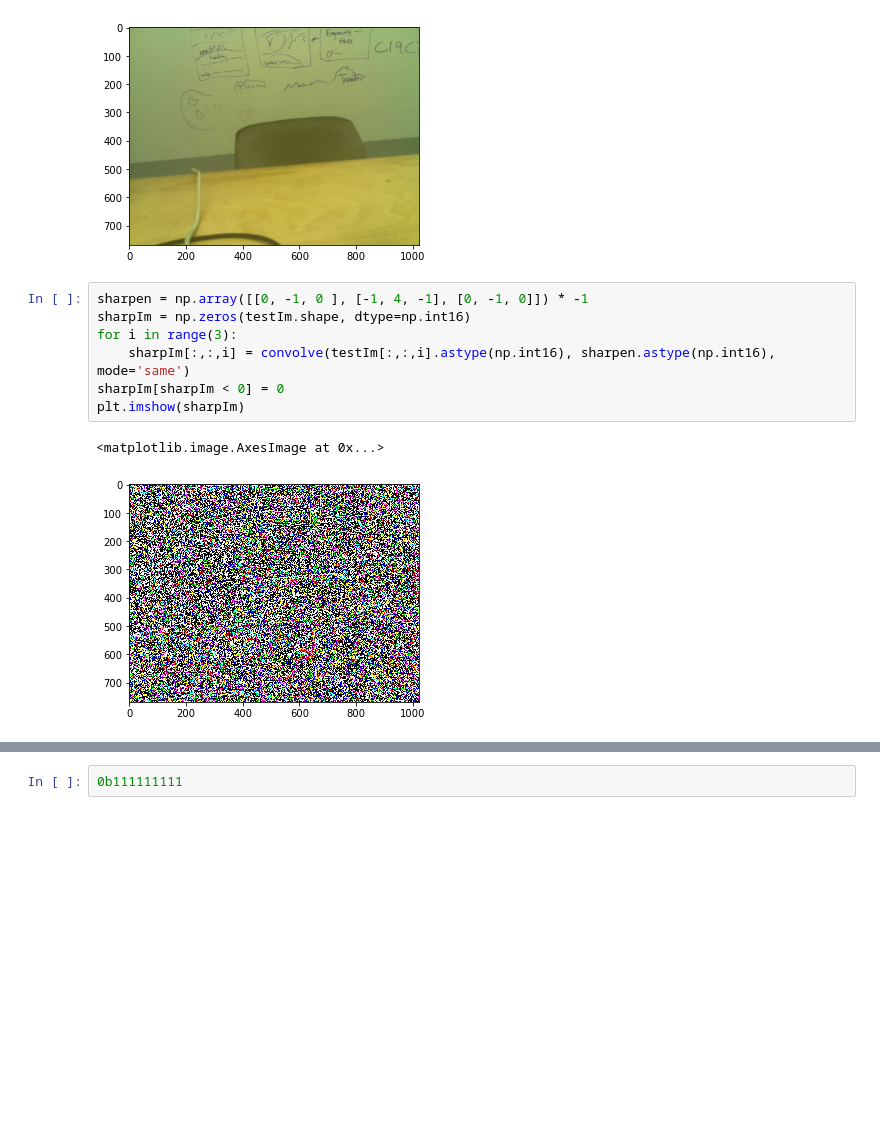
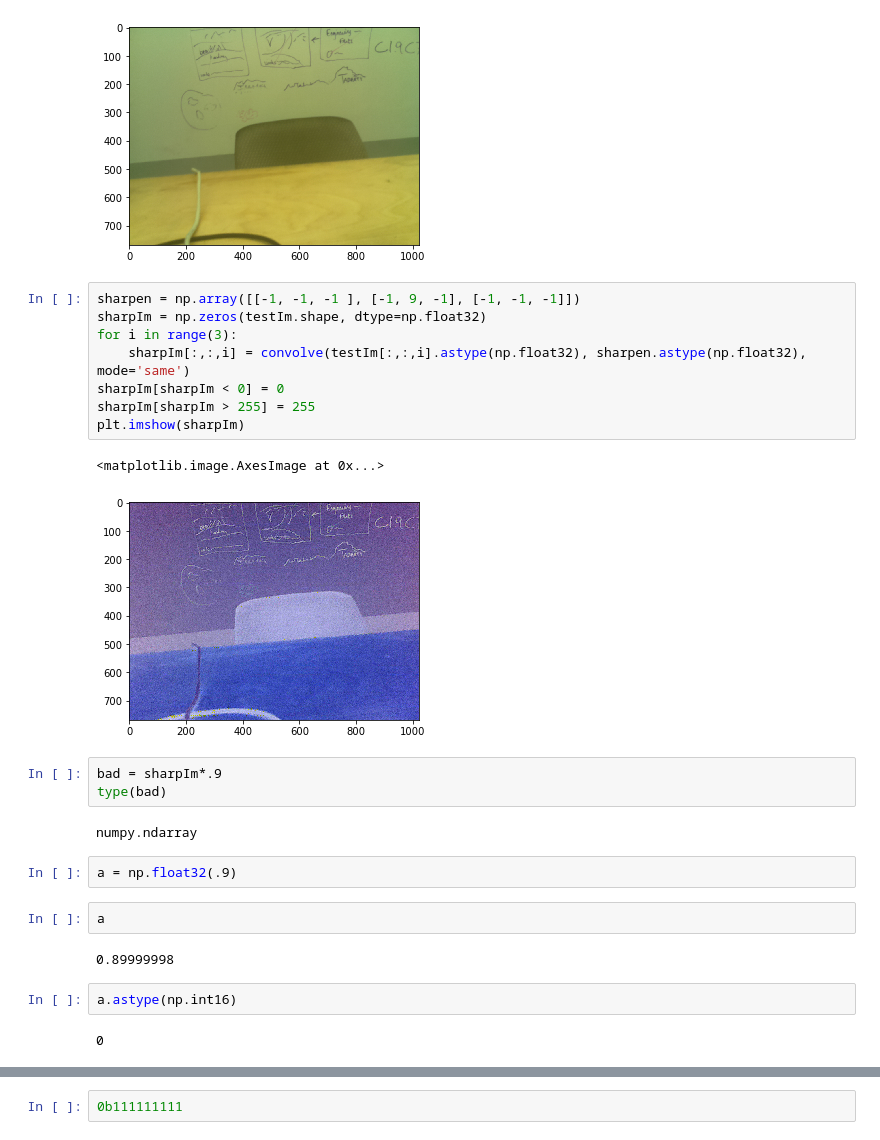
Before and after one commit to newsch/wonky-bobbin, a Jupyter notebook: ImageSharpening.ipynb, the cells around one changed output, grey strips where cells are left out. Cells and saved outputs as stored; diff of their text form; blank space fills up the shorter version.

```diff
--- a/ImageSharpening.ipynb
+++ b/ImageSharpening.ipynb
@@ -31,12 +30,28 @@ plt.imshow(testIm)
 <matplotlib.image.AxesImage at 0x...>
 [figure]
 # %%
-sharpen = np.array([[0, -1, 0 ], [-1, 4, -1], [0, -1, 0]]) * -1
-sharpIm = np.zeros(testIm.shape, dtype=np.int16)
+sharpen = np.array([[-1, -1, -1 ], [-1, 9, -1], [-1, -1, -1]])
+sharpIm = np.zeros(testIm.shape, dtype=np.float32)
 for i in range(3):
-    sharpIm[:,:,i] = convolve(testIm[:,:,i].astype(np.int16), sharpen.astype(np.int16), mode='same')
+    sharpIm[:,:,i] = convolve(testIm[:,:,i].astype(np.float32), sharpen.astype(np.float32), mode='same')
 sharpIm[sharpIm < 0] = 0
+sharpIm[sharpIm > 255] = 255
 plt.imshow(sharpIm)
 # %% [output]
 <matplotlib.image.AxesImage at 0x...>
-[figure, old version]
+[figure, new version]
+# %%
+bad = sharpIm*.9
+type(bad)
+# %% [output]
+numpy.ndarray
+# %%
+a = np.float32(.9)
+# %%
+a
+# %% [output]
+0.89999998
+# %%
+a.astype(np.int16)
+# %% [output]
+0
```
Also changed, not shown: parts of 6 cells of this notebook.
